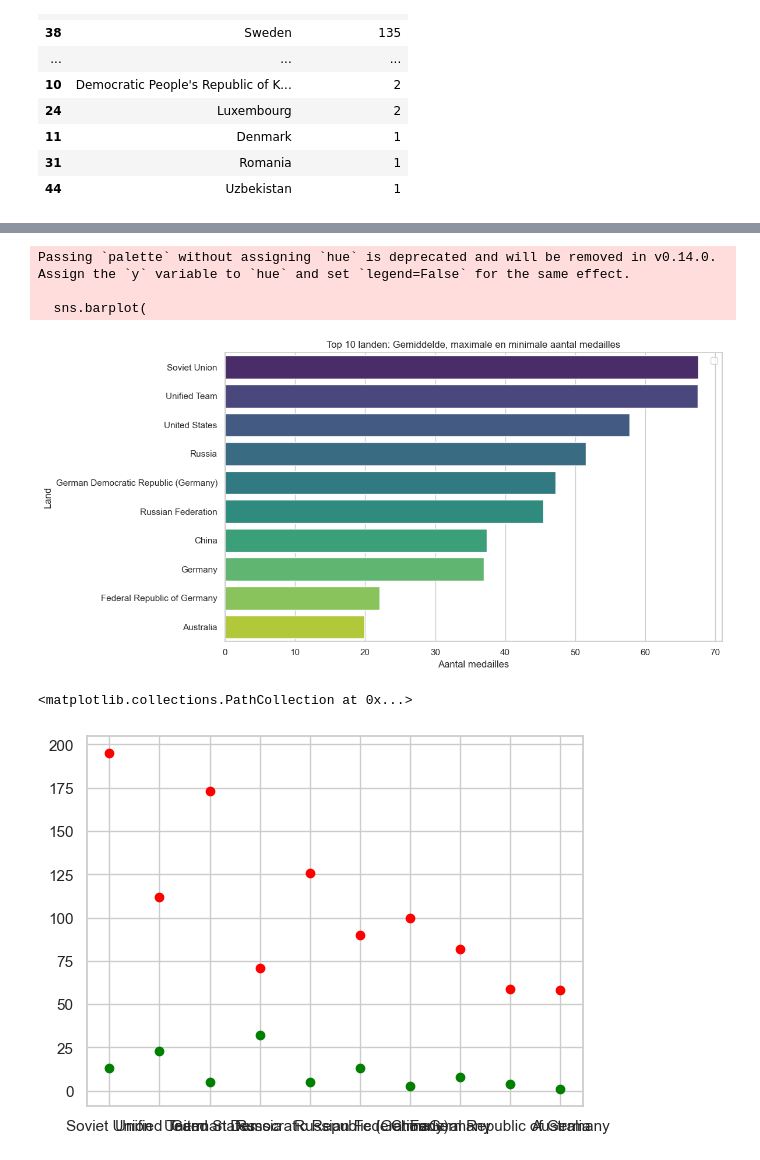
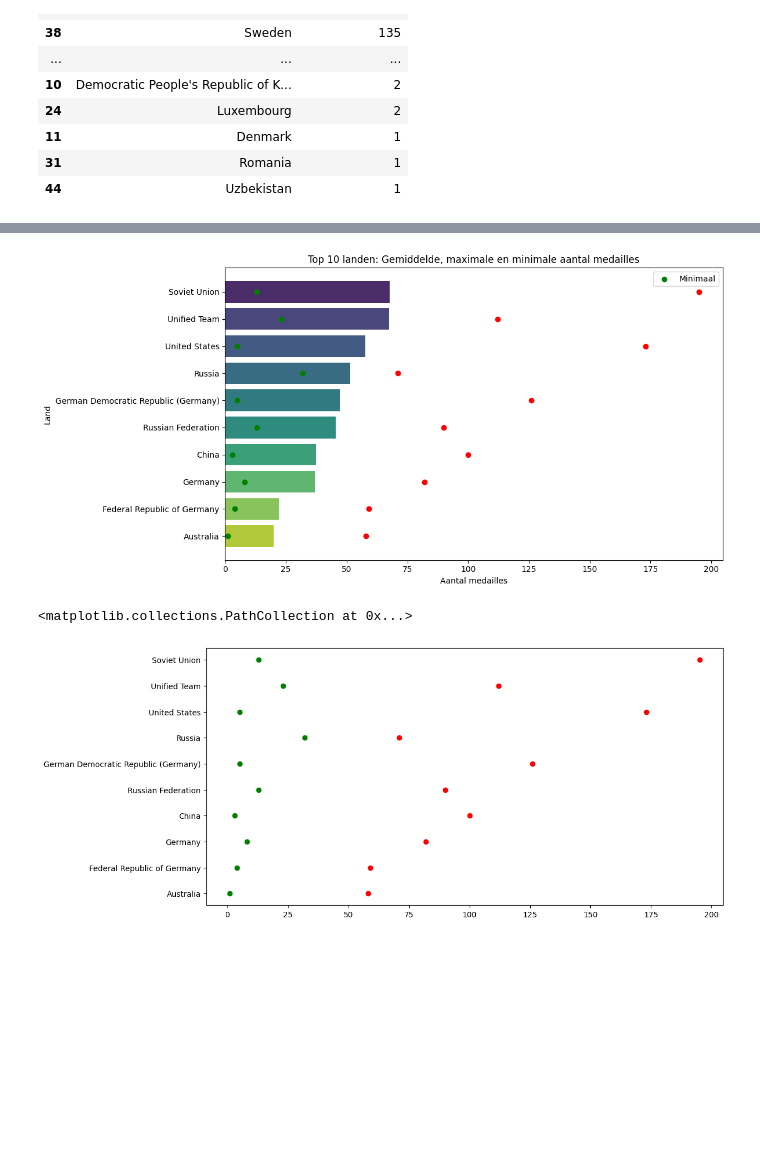
Before and after one commit to AdilVural/myPython, a Jupyter notebook: Assignments_export/AssignmentUitwerking1.ipynb, the cells around one changed output, grey strips where cells are left out. Cells and saved outputs as stored; diff of their text form; code cells hidden in the pictures; blank space fills up the shorter version.

```diff
--- a/Assignments_export/AssignmentUitwerking1.ipynb
+++ b/Assignments_export/AssignmentUitwerking1.ipynb
@@ -137,7 +70,0 @@ max      82.000000    69.000000    46.000000
-# %%
-
-# Totale medailles per land + top 10
-df["total_medals"] = df["gold"] + df["silver"] + df["bronze"]
-top10 = df[["country_name", "total_medals"]].sort_values(by="total_medals", ascending=False).head(10)
-print("\nTop 10 landen met meeste medailles:")
-print(top10.to_string(index=False))
@@ -200,0 +71,4 @@ vervolgens de landen met de meeste bronzen medailles
+# %%
+# Verwijder volledig lege rijen uit de dataset(data opschonen)
+df = df.dropna(how='all')
+df
@@ -435,13 +366,20 @@ df
 # %%
 # 3. Maak een barplot voor het gemiddelde
+top10 = top10.sort_values(by='mean', ascending=False)
 plt.figure(figsize=(12, 6))
 sns.barplot(
     data=top10,
     y='country_name',
     x='mean',
-    palette='viridis'
+    hue='country_name',
+    palette='viridis',
+    legend=False
+)
 
-)
+
+plt.scatter (top10['max'],top10['country_name'], color='red')
+plt.scatter(top10['min'],top10['country_name'], color='green', label='Minimaal')
+
 plt.title('Top 10 landen: Gemiddelde, maximale en minimale aantal medailles')
 plt.ylabel('Land')
 plt.xlabel('Aantal medailles')
@@ -451,14 +389,14 @@ plt.show()
 #plt.scatter(top10['country_name'], top10['max'], color='green', )
 #plt.scatter(top10['mean'], top10['min'], color='red', )
 # %% [output]
-Passing `palette` without assigning `hue` is deprecated and will be removed in v0.14.0. Assign the `y` variable to `hue` and set `legend=False` for the same effect.
-
-  sns.barplot(
-[figure, old version]
+[figure, new version]
 # %%
-# Voeg scatterplots toe voor max (rood) en min (groen)
-plt.scatter(top10['country_name'], top10['max'], color='red', label='Maximaal')
-plt.scatter(top10['country_name'], top10['min'], color='green', label='Minimaal')
+# Voeg scatterplots toe voor max (rood) en min (groen) deze is apart gemakt om vervolgens in de bovenstande grafiek te combineren
+top10 = top10.sort_values(by='mean', ascending=True)
+plt.figure(figsize=(12, 6))
+plt.scatter (top10['max'],top10['country_name'], color='red')
+plt.scatter(top10['min'],top10['country_name'], color='green', label='Minimaal')
+#top10 = medaille_stats.sort_values(by='mean', ascending=False).head(10)
 # %% [output]
 <matplotlib.collections.PathCollection at 0x...>
-[figure, old version]
+[figure, new version]
```
Also changed, not shown: parts of 40 cells of this notebook, 11 other files.
